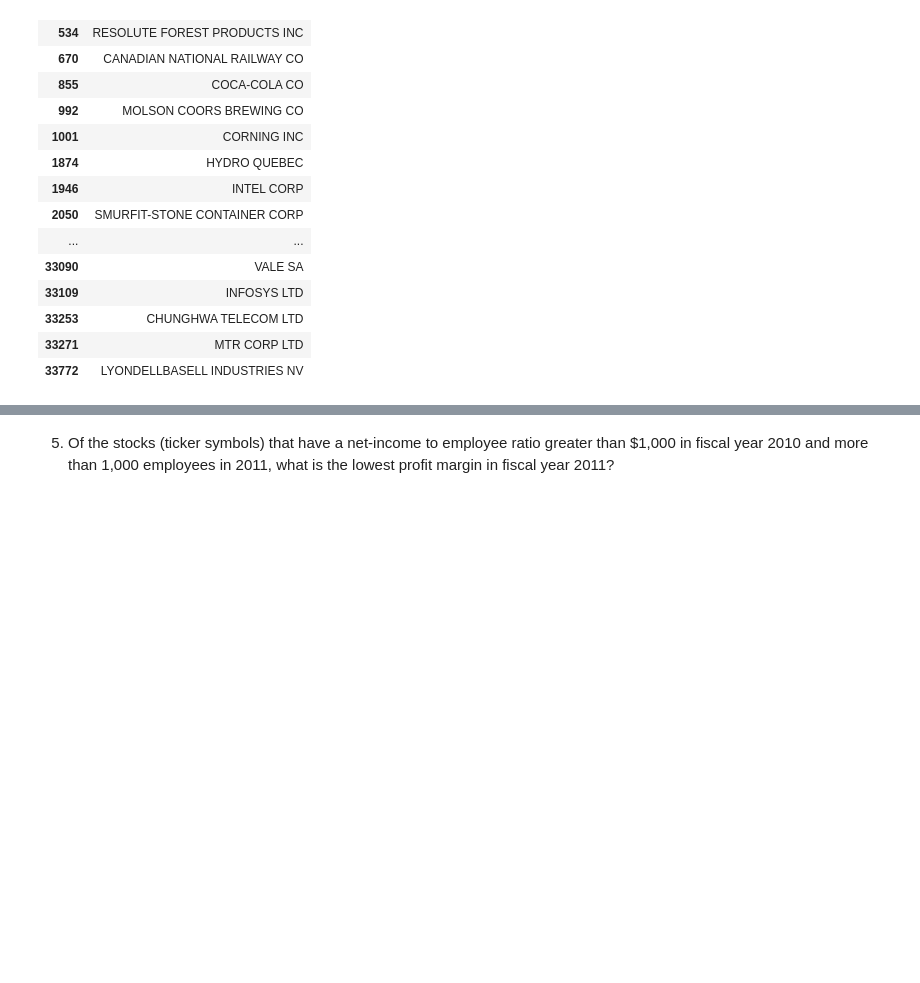
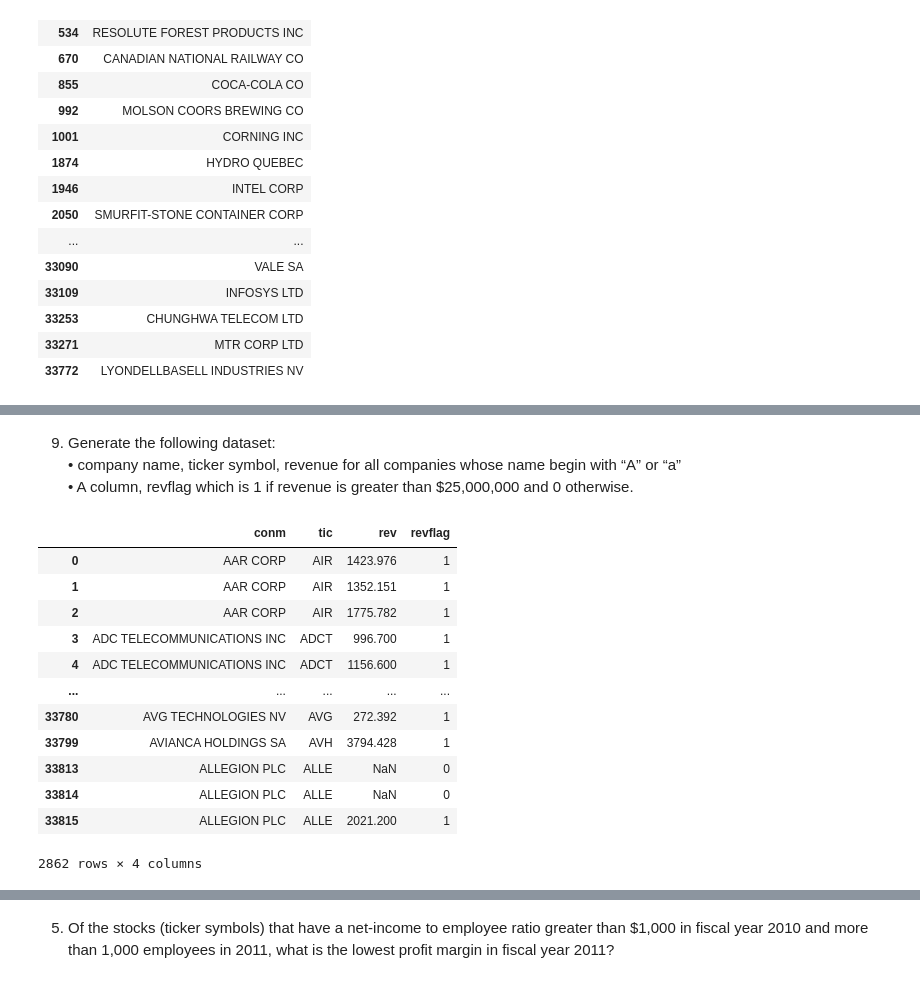
Before and after one commit to anitarestrepo16/databases_class_pandas, a Jupyter notebook: HW3/HW3.ipynb, the cells around one changed output, grey strips where cells are left out. Saved outputs shown, nothing was run; the diff lists cells and outputs as text; code cells hidden in the pictures; blank space fills up the shorter version.

```diff
--- a/HW3/HW3.ipynb
+++ b/HW3/HW3.ipynb
@@ -192,0 +257,24 @@ temp.loc[:, ['conm', 'fyear', 'HFlag']]
+# %% [markdown]
+9. Generate the following dataset:
+• company name, ticker symbol, revenue for all companies whose name begin with “A” or “a”
+• A column, revflag which is 1 if revenue is greater than $25,000,000 and 0 otherwise.
+# %%
+temp = dffnd.copy().loc[(dffnd.loc[:, 'conm'].str.upper().str.startswith('A')),
+                        ['conm', 'tic', 'rev']]
+temp.loc[:, ['revflag']] = 0
+temp.loc[(temp.loc[:, 'rev'] > 25), ['revflag']] = 1
+temp
+# %% [output]
+|  | conm | tic | rev | revflag |
+| 0 | AAR CORP | AIR | 1423.976 | 1 |
+| 1 | AAR CORP | AIR | 1352.151 | 1 |
+| 2 | AAR CORP | AIR | 1775.782 | 1 |
+| 3 | ADC TELECOMMUNICATIONS INC | ADCT | 996.700 | 1 |
+| 4 | ADC TELECOMMUNICATIONS INC | ADCT | 1156.600 | 1 |
+| ... | ... | ... | ... | ... |
+| 33780 | AVG TECHNOLOGIES NV | AVG | 272.392 | 1 |
+| 33799 | AVIANCA HOLDINGS SA | AVH | 3794.428 | 1 |
+| 33813 | ALLEGION PLC | ALLE | NaN | 0 |
+| 33814 | ALLEGION PLC | ALLE | NaN | 0 |
+| 33815 | ALLEGION PLC | ALLE | 2021.200 | 1 |
+2862 rows × 4 columns
```
Also changed, not shown: parts of 11 cells of this notebook.
